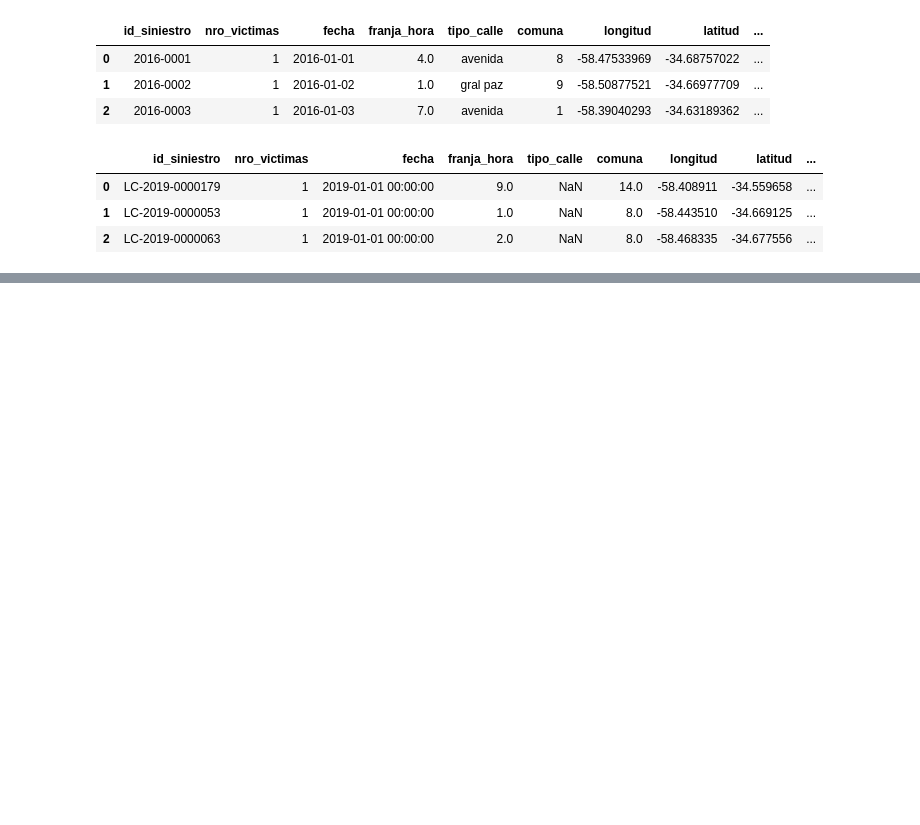
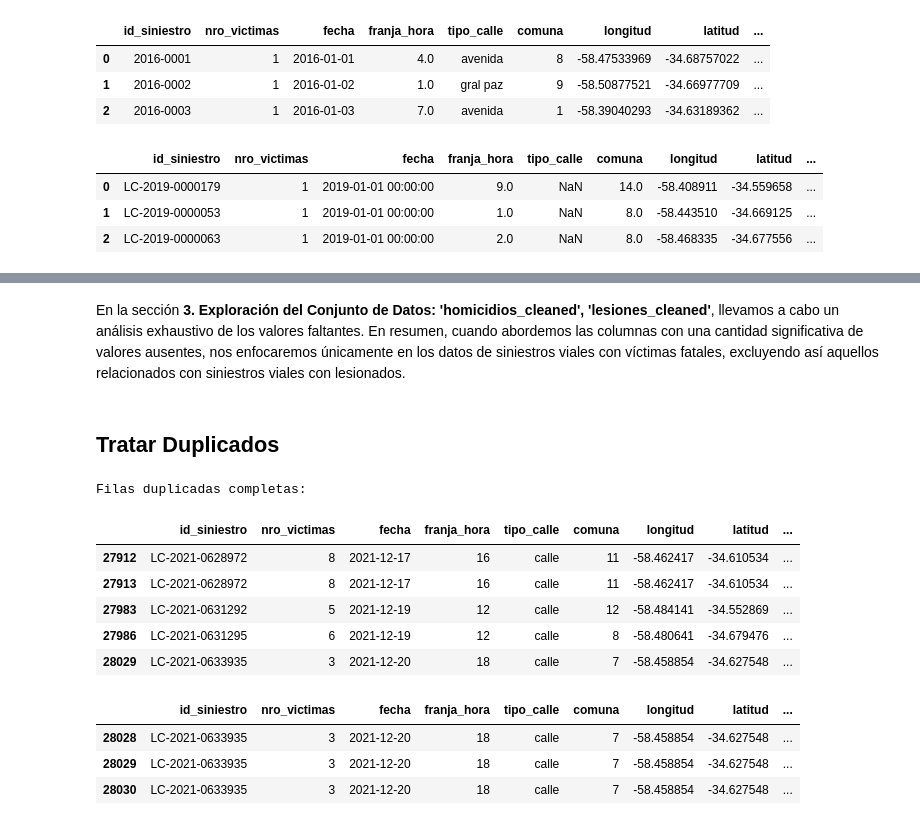
Before and after one commit to JohannaRangel/Proyecto_Individual_2_DA, a Jupyter notebook: Notebooks/EDA.ipynb, the cells around one changed output, grey strips where cells are left out. Cells and saved outputs as stored; diff of their text form; code cells hidden in the pictures; blank space fills up the shorter version.

```diff
--- a/Notebooks/EDA.ipynb
+++ b/Notebooks/EDA.ipynb
@@ -193,0 +307,29 @@ La categorización de ciertas columnas en un conjunto de datos tiene varios bene
+# %% [markdown]
+En la sección **3. Exploración del Conjunto de Datos: 'homicidios_cleaned', 'lesiones_cleaned'**, llevamos a cabo un análisis exhaustivo de los valores faltantes. En resumen, cuando abordemos las columnas con una cantidad significativa de valores ausentes, nos enfocaremos únicamente en los datos de siniestros viales con víctimas fatales, excluyendo así aquellos relacionados con siniestros viales con lesionados.
+# %% [markdown]
+## Tratar Duplicados
+# %%
+# Obtener filas duplicadas completas
+filas_duplicadas = siniestros_df[siniestros_df.duplicated()]
+print("\nFilas duplicadas completas:")
+filas_duplicadas.tail()
+# %% [output]
+Filas duplicadas completas:
+|  | id_siniestro | nro_victimas | fecha | franja_hora | tipo_calle | comuna | longitud | latitud | ... |
+| 27912 | LC-2021-0628972 | 8 | 2021-12-17 | 16 | calle | 11 | -58.462417 | -34.610534 | ... |
+| 27913 | LC-2021-0628972 | 8 | 2021-12-17 | 16 | calle | 11 | -58.462417 | -34.610534 | ... |
+| 27983 | LC-2021-0631292 | 5 | 2021-12-19 | 12 | calle | 12 | -58.484141 | -34.552869 | ... |
+| 27986 | LC-2021-0631295 | 6 | 2021-12-19 | 12 | calle | 8 | -58.480641 | -34.679476 | ... |
+| 28029 | LC-2021-0633935 | 3 | 2021-12-20 | 18 | calle | 7 | -58.458854 | -34.627548 | ... |
+# %%
+# Consulta aleatoria para confirmar la duplicidad de registros
+
+id_siniestro_consulta = "LC-2021-0633935"
+consulta_resultados = siniestros_df[siniestros_df['id_siniestro'] == id_siniestro_consulta]
+
+consulta_resultados
+# %% [output]
+|  | id_siniestro | nro_victimas | fecha | franja_hora | tipo_calle | comuna | longitud | latitud | ... |
+| 28028 | LC-2021-0633935 | 3 | 2021-12-20 | 18 | calle | 7 | -58.458854 | -34.627548 | ... |
+| 28029 | LC-2021-0633935 | 3 | 2021-12-20 | 18 | calle | 7 | -58.458854 | -34.627548 | ... |
+| 28030 | LC-2021-0633935 | 3 | 2021-12-20 | 18 | calle | 7 | -58.458854 | -34.627548 | ... |
```
Also changed, not shown: parts of 40 cells of this notebook, 1 other file.
